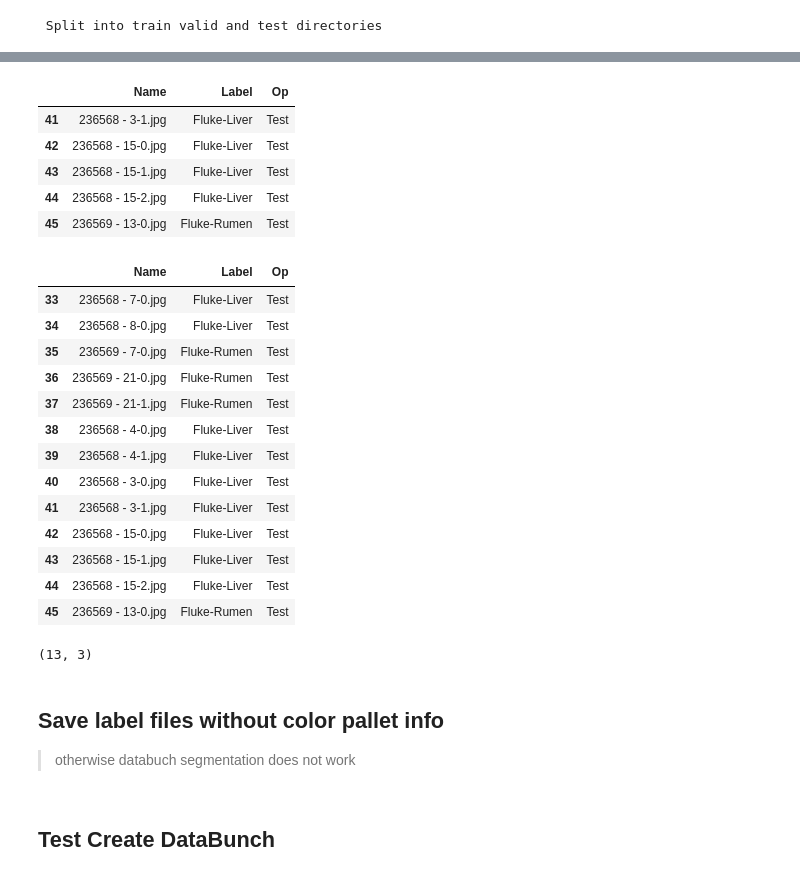
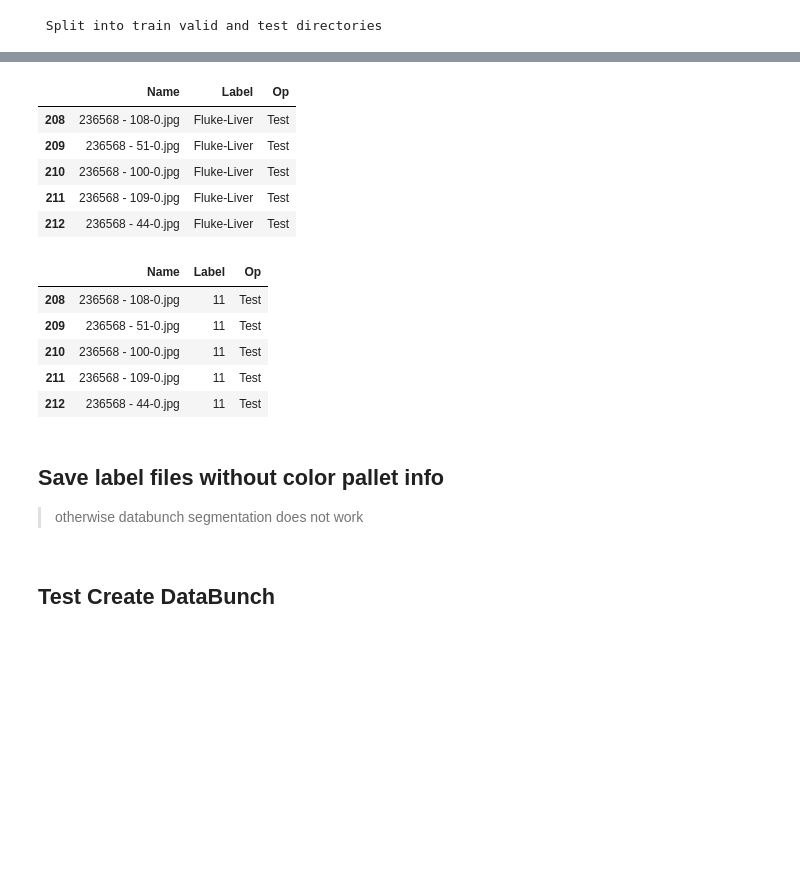
Before and after one commit to johnnewto/cellsegment, a Jupyter notebook: nbs/20_example_data_prep.ipynb, the cells around one changed output, grey strips where cells are left out. Drawn from its saved outputs; the diff is of its cells as text; code cells hidden in the pictures; blank space fills up the shorter version.

```diff
--- a/nbs/20_example_data_prep.ipynb
+++ b/nbs/20_example_data_prep.ipynb
@@ -22,7 +19,7 @@ from fastai.vision import *
 # %% [markdown]
 ## Define directories
 # %%
-dirs = Dirs('../testdata_2/')
+dirs = Dirs('../testdata_3')
 print(dirs)
 # %% [output]
 None
@@ -238,37 +246,25 @@ crop_df.to_csv(dirs.crop+'/crop_df.csv')
 crop_df.tail()
 # %% [output]
 |  | Name | Label | Op |
-| 41 | 236568 - 3-1.jpg | Fluke-Liver | Test |
-| 42 | 236568 - 15-0.jpg | Fluke-Liver | Test |
-| 43 | 236568 - 15-1.jpg | Fluke-Liver | Test |
-| 44 | 236568 - 15-2.jpg | Fluke-Liver | Test |
-| 45 | 236569 - 13-0.jpg | Fluke-Rumen | Test |
+| 208 | 236568 - 108-0.jpg | Fluke-Liver | Test |
+| 209 | 236568 - 51-0.jpg | Fluke-Liver | Test |
+| 210 | 236568 - 100-0.jpg | Fluke-Liver | Test |
+| 211 | 236568 - 109-0.jpg | Fluke-Liver | Test |
+| 212 | 236568 - 44-0.jpg | Fluke-Liver | Test |
 # %%
 test_df = crop_df[crop_df.Op == 'Test']
 test_df.to_csv(dirs.crop+'/test_df.csv', index=False)
-test_df
+test_df.tail()
 # %% [output]
 |  | Name | Label | Op |
-| 33 | 236568 - 7-0.jpg | Fluke-Liver | Test |
-| 34 | 236568 - 8-0.jpg | Fluke-Liver | Test |
-| 35 | 236569 - 7-0.jpg | Fluke-Rumen | Test |
-| 36 | 236569 - 21-0.jpg | Fluke-Rumen | Test |
-| 37 | 236569 - 21-1.jpg | Fluke-Rumen | Test |
-| 38 | 236568 - 4-0.jpg | Fluke-Liver | Test |
-| 39 | 236568 - 4-1.jpg | Fluke-Liver | Test |
-| 40 | 236568 - 3-0.jpg | Fluke-Liver | Test |
-| 41 | 236568 - 3-1.jpg | Fluke-Liver | Test |
-| 42 | 236568 - 15-0.jpg | Fluke-Liver | Test |
-| 43 | 236568 - 15-1.jpg | Fluke-Liver | Test |
-| 44 | 236568 - 15-2.jpg | Fluke-Liver | Test |
-| 45 | 236569 - 13-0.jpg | Fluke-Rumen | Test |
+| 208 | 236568 - 108-0.jpg | 11 | Test |
+| 209 | 236568 - 51-0.jpg | 11 | Test |
+| 210 | 236568 - 100-0.jpg | 11 | Test |
+| 211 | 236568 - 109-0.jpg | 11 | Test |
+| 212 | 236568 - 44-0.jpg | 11 | Test |
-# %%
-test_df.shape
-# %% [output]
-(13, 3)
 # %% [markdown]
 ## Save label files without color pallet info
-> otherwise databuch segmentation does not work
+> otherwise databunch segmentation does not work
 # %%
 fnames =  get_image_files(Path(dirs.crop)/'Label')
 # fnames = fnames[:3]
```
Also changed, not shown: parts of 21 cells of this notebook, 44 other files.
